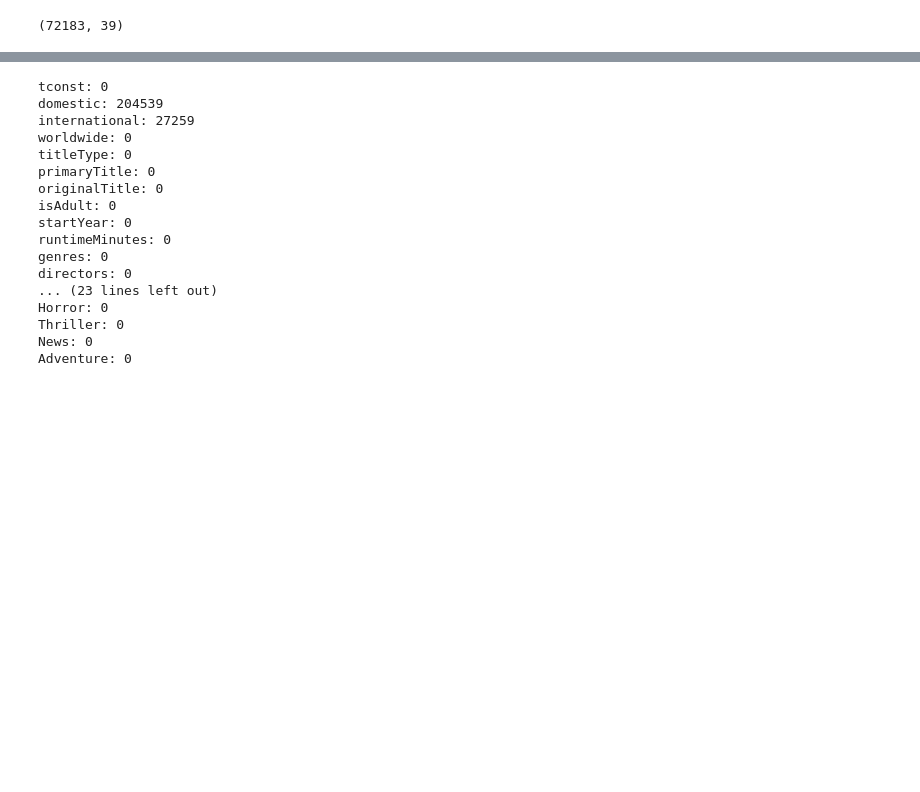
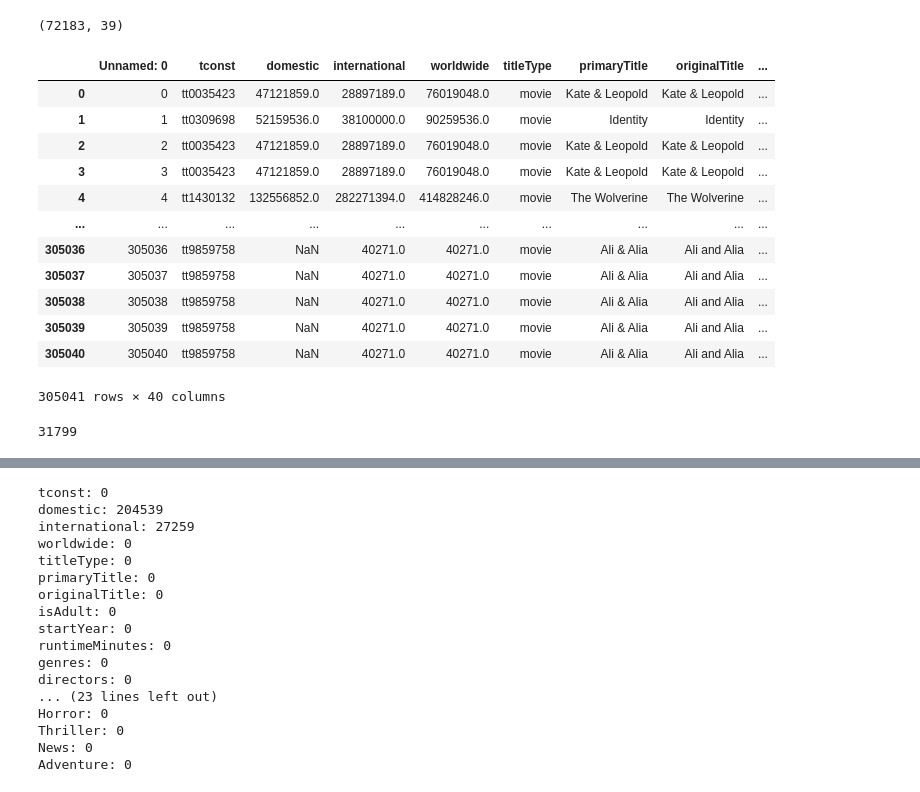
Before and after one commit to moerfii/BigDataAnalytics, a Jupyter notebook: BigDataAnalytics.ipynb, the cells around one changed output, grey strips where cells are left out. Saved outputs shown, nothing was run; the diff lists cells and outputs as text; code cells hidden in the pictures; blank space fills up the shorter version.

```diff
--- a/BigDataAnalytics.ipynb
+++ b/BigDataAnalytics.ipynb
@@ -261,6 +261,22 @@ for i in genreset:
 df[df['startYear']>=2017].shape
 # %% [output]
 (72183, 39)
+# %%
+df
+# %% [output]
+|  | Unnamed: 0 | tconst | domestic | international | worldwide | titleType | primaryTitle | originalTitle | ... |
+| 0 | 0 | tt0035423 | 47121859.0 | 28897189.0 | 76019048.0 | movie | Kate & Leopold | Kate & Leopold | ... |
+| 1 | 1 | tt0309698 | 52159536.0 | 38100000.0 | 90259536.0 | movie | Identity | Identity | ... |
+| 2 | 2 | tt0035423 | 47121859.0 | 28897189.0 | 76019048.0 | movie | Kate & Leopold | Kate & Leopold | ... |
+| 3 | 3 | tt0035423 | 47121859.0 | 28897189.0 | 76019048.0 | movie | Kate & Leopold | Kate & Leopold | ... |
+| 4 | 4 | tt1430132 | 132556852.0 | 282271394.0 | 414828246.0 | movie | The Wolverine | The Wolverine | ... |
+| ... | ... | ... | ... | ... | ... | ... | ... | ... | ... |
+| 305036 | 305036 | tt9859758 | NaN | 40271.0 | 40271.0 | movie | Ali & Alia | Ali and Alia | ... |
+| 305037 | 305037 | tt9859758 | NaN | 40271.0 | 40271.0 | movie | Ali & Alia | Ali and Alia | ... |
+| 305038 | 305038 | tt9859758 | NaN | 40271.0 | 40271.0 | movie | Ali & Alia | Ali and Alia | ... |
+| 305039 | 305039 | tt9859758 | NaN | 40271.0 | 40271.0 | movie | Ali & Alia | Ali and Alia | ... |
+| 305040 | 305040 | tt9859758 | NaN | 40271.0 | 40271.0 | movie | Ali & Alia | Ali and Alia | ... |
+305041 rows × 40 columns
 # %%
 unique_tconst= df['tconst'].unique()
 best_actors = pd.read_csv("./data/top_actors.csv")
@@ -272,4 +288,8 @@ best_actors = best_actors['top_actors'].to_list()
 best_directors = best_directors['nominated_directors'].to_list()
 # %%
 df.drop('Unnamed: 0', axis=1,inplace=True)
+# %%
+print(len(unique_tconst))
+# %% [output]
+31799
 # %%
```
Also changed, not shown: parts of 3 cells of this notebook, 1 other file.
